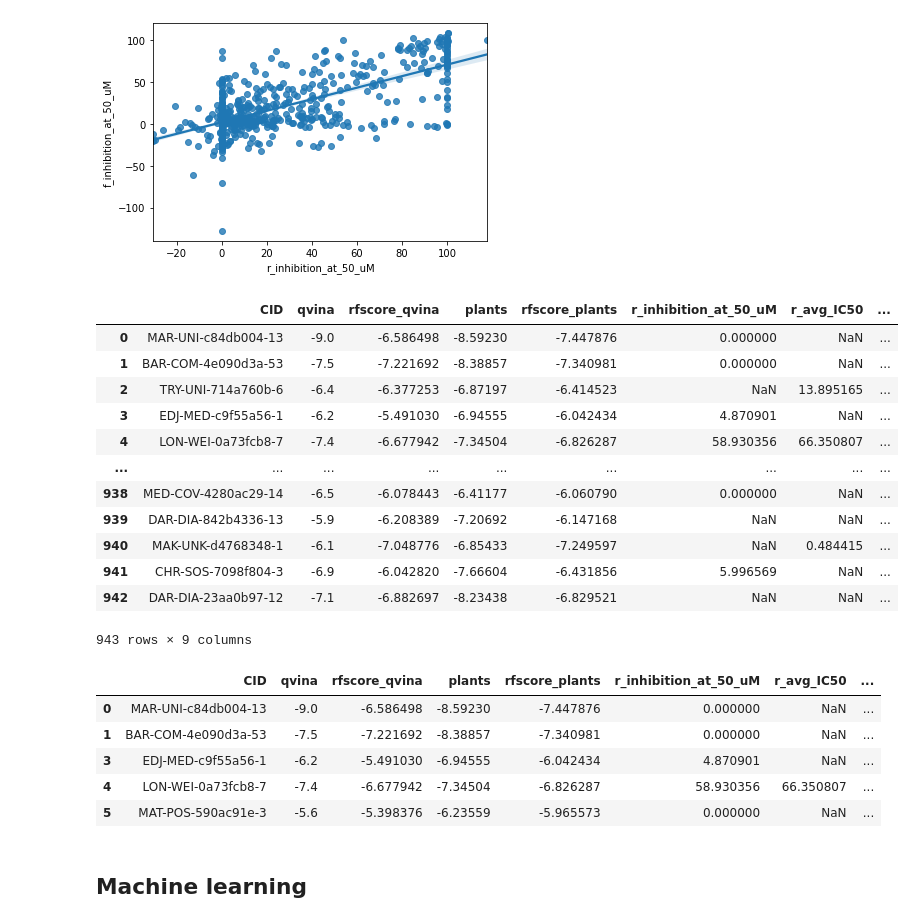
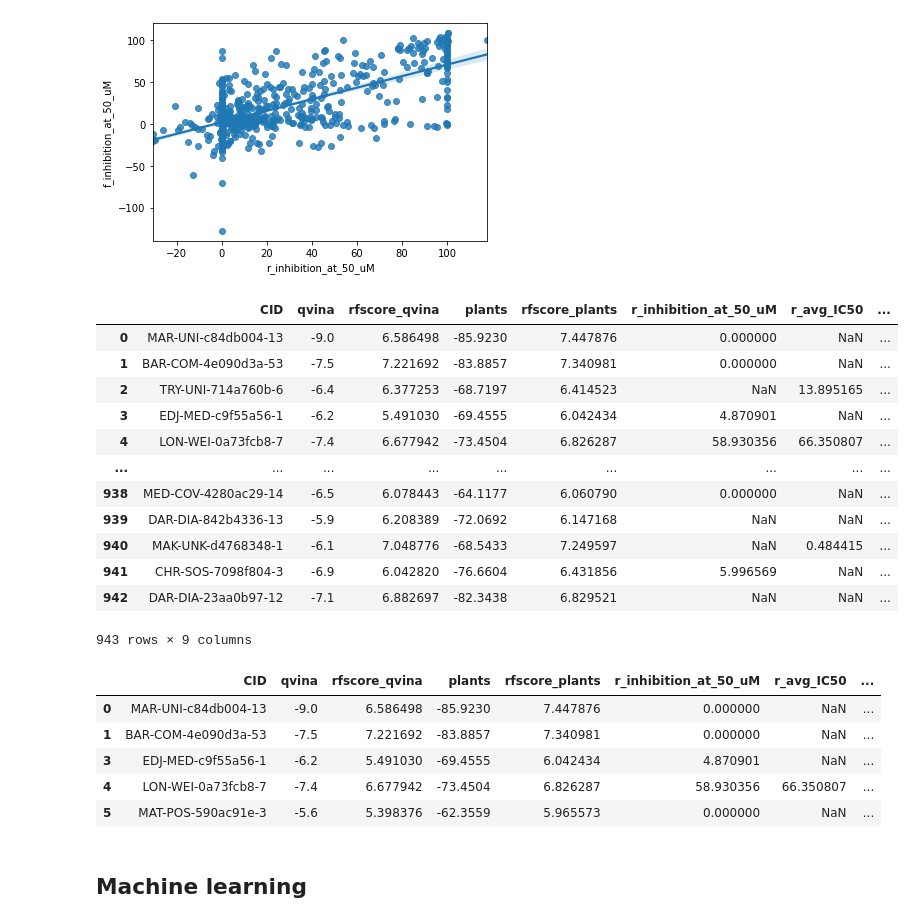
Before and after one commit to caiocrocha/SarsCov2Classifier, a Jupyter notebook: ML.ipynb, the cells around one changed output. Cells and saved outputs as stored; diff of their text form; code cells hidden in the pictures.

```diff
--- a/ML.ipynb
+++ b/ML.ipynb
@@ -95,27 +95,27 @@ experimental[['r_inhibition_at_50_uM','f_inhibition_at_50_uM']].corr()
 # %%
 # Merge top scores and experimental data
 tmp = pd.merge(top_qvina, top_plants)
 top = pd.merge(tmp, experimental[['CID','r_inhibition_at_50_uM','r_avg_IC50','f_inhibition_at_50_uM','f_avg_IC50']])
 del tmp
 
-# Normalize scores
-top['plants'] /= 10
-top[['rfscore_qvina','rfscore_plants']] *= -1
+# _Normalize_ scores
+#top['plants'] /= 10
+#top[['rfscore_qvina','rfscore_plants']] *= -1
 
 top
 # %% [output]
 |  | CID | qvina | rfscore_qvina | plants | rfscore_plants | r_inhibition_at_50_uM | r_avg_IC50 | ... |
-| 0 | MAR-UNI-c84db004-13 | -9.0 | -6.586498 | -8.59230 | -7.447876 | 0.000000 | NaN | ... |
-| 1 | BAR-COM-4e090d3a-53 | -7.5 | -7.221692 | -8.38857 | -7.340981 | 0.000000 | NaN | ... |
-| 2 | TRY-UNI-714a760b-6 | -6.4 | -6.377253 | -6.87197 | -6.414523 | NaN | 13.895165 | ... |
-| 3 | EDJ-MED-c9f55a56-1 | -6.2 | -5.491030 | -6.94555 | -6.042434 | 4.870901 | NaN | ... |
-| 4 | LON-WEI-0a73fcb8-7 | -7.4 | -6.677942 | -7.34504 | -6.826287 | 58.930356 | 66.350807 | ... |
+| 0 | MAR-UNI-c84db004-13 | -9.0 | 6.586498 | -85.9230 | 7.447876 | 0.000000 | NaN | ... |
+| 1 | BAR-COM-4e090d3a-53 | -7.5 | 7.221692 | -83.8857 | 7.340981 | 0.000000 | NaN | ... |
+| 2 | TRY-UNI-714a760b-6 | -6.4 | 6.377253 | -68.7197 | 6.414523 | NaN | 13.895165 | ... |
+| 3 | EDJ-MED-c9f55a56-1 | -6.2 | 5.491030 | -69.4555 | 6.042434 | 4.870901 | NaN | ... |
+| 4 | LON-WEI-0a73fcb8-7 | -7.4 | 6.677942 | -73.4504 | 6.826287 | 58.930356 | 66.350807 | ... |
 | ... | ... | ... | ... | ... | ... | ... | ... | ... |
-| 938 | MED-COV-4280ac29-14 | -6.5 | -6.078443 | -6.41177 | -6.060790 | 0.000000 | NaN | ... |
-| 939 | DAR-DIA-842b4336-13 | -5.9 | -6.208389 | -7.20692 | -6.147168 | NaN | NaN | ... |
-| 940 | MAK-UNK-d4768348-1 | -6.1 | -7.048776 | -6.85433 | -7.249597 | NaN | 0.484415 | ... |
-| 941 | CHR-SOS-7098f804-3 | -6.9 | -6.042820 | -7.66604 | -6.431856 | 5.996569 | NaN | ... |
-| 942 | DAR-DIA-23aa0b97-12 | -7.1 | -6.882697 | -8.23438 | -6.829521 | NaN | NaN | ... |
+| 938 | MED-COV-4280ac29-14 | -6.5 | 6.078443 | -64.1177 | 6.060790 | 0.000000 | NaN | ... |
+| 939 | DAR-DIA-842b4336-13 | -5.9 | 6.208389 | -72.0692 | 6.147168 | NaN | NaN | ... |
+| 940 | MAK-UNK-d4768348-1 | -6.1 | 7.048776 | -68.5433 | 7.249597 | NaN | 0.484415 | ... |
+| 941 | CHR-SOS-7098f804-3 | -6.9 | 6.042820 | -76.6604 | 6.431856 | 5.996569 | NaN | ... |
+| 942 | DAR-DIA-23aa0b97-12 | -7.1 | 6.882697 | -82.3438 | 6.829521 | NaN | NaN | ... |
 943 rows × 9 columns
 # %%
 # Read descriptors
@@ -133,11 +133,11 @@ data['Active'] = data['Active'].astype(int) # 1 for active, 0 for inactive
 data.head()
 # %% [output]
 |  | CID | qvina | rfscore_qvina | plants | rfscore_plants | r_inhibition_at_50_uM | r_avg_IC50 | ... |
-| 0 | MAR-UNI-c84db004-13 | -9.0 | -6.586498 | -8.59230 | -7.447876 | 0.000000 | NaN | ... |
-| 1 | BAR-COM-4e090d3a-53 | -7.5 | -7.221692 | -8.38857 | -7.340981 | 0.000000 | NaN | ... |
-| 3 | EDJ-MED-c9f55a56-1 | -6.2 | -5.491030 | -6.94555 | -6.042434 | 4.870901 | NaN | ... |
-| 4 | LON-WEI-0a73fcb8-7 | -7.4 | -6.677942 | -7.34504 | -6.826287 | 58.930356 | 66.350807 | ... |
-| 5 | MAT-POS-590ac91e-3 | -5.6 | -5.398376 | -6.23559 | -5.965573 | 0.000000 | NaN | ... |
+| 0 | MAR-UNI-c84db004-13 | -9.0 | 6.586498 | -85.9230 | 7.447876 | 0.000000 | NaN | ... |
+| 1 | BAR-COM-4e090d3a-53 | -7.5 | 7.221692 | -83.8857 | 7.340981 | 0.000000 | NaN | ... |
+| 3 | EDJ-MED-c9f55a56-1 | -6.2 | 5.491030 | -69.4555 | 6.042434 | 4.870901 | NaN | ... |
+| 4 | LON-WEI-0a73fcb8-7 | -7.4 | 6.677942 | -73.4504 | 6.826287 | 58.930356 | 66.350807 | ... |
+| 5 | MAT-POS-590ac91e-3 | -5.6 | 5.398376 | -62.3559 | 5.965573 | 0.000000 | NaN | ... |
 # %% [markdown]
 <a id='machine_learning'></a>
 ## Machine learning
```
Also changed, not shown: parts of 26 cells of this notebook, 1 other file.
